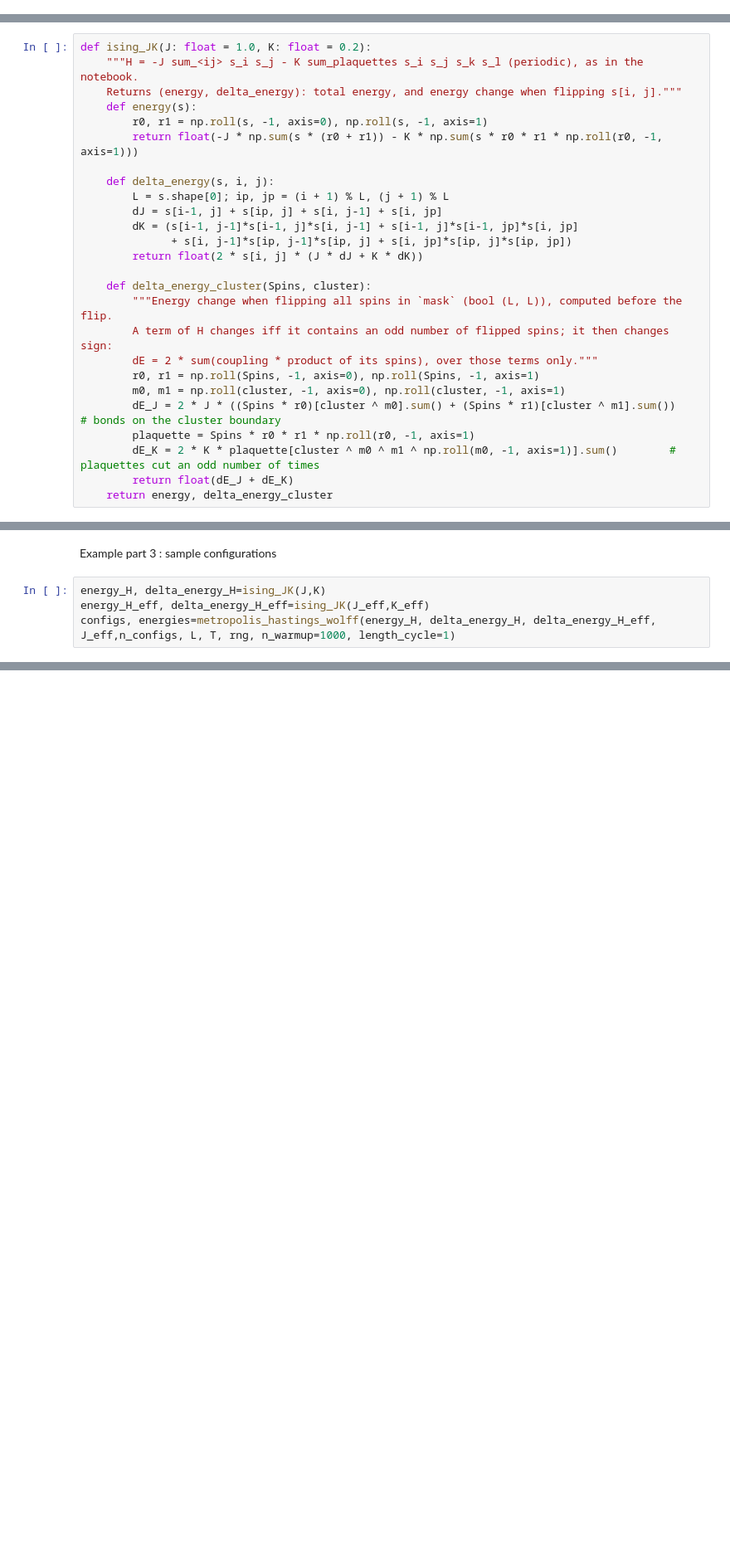
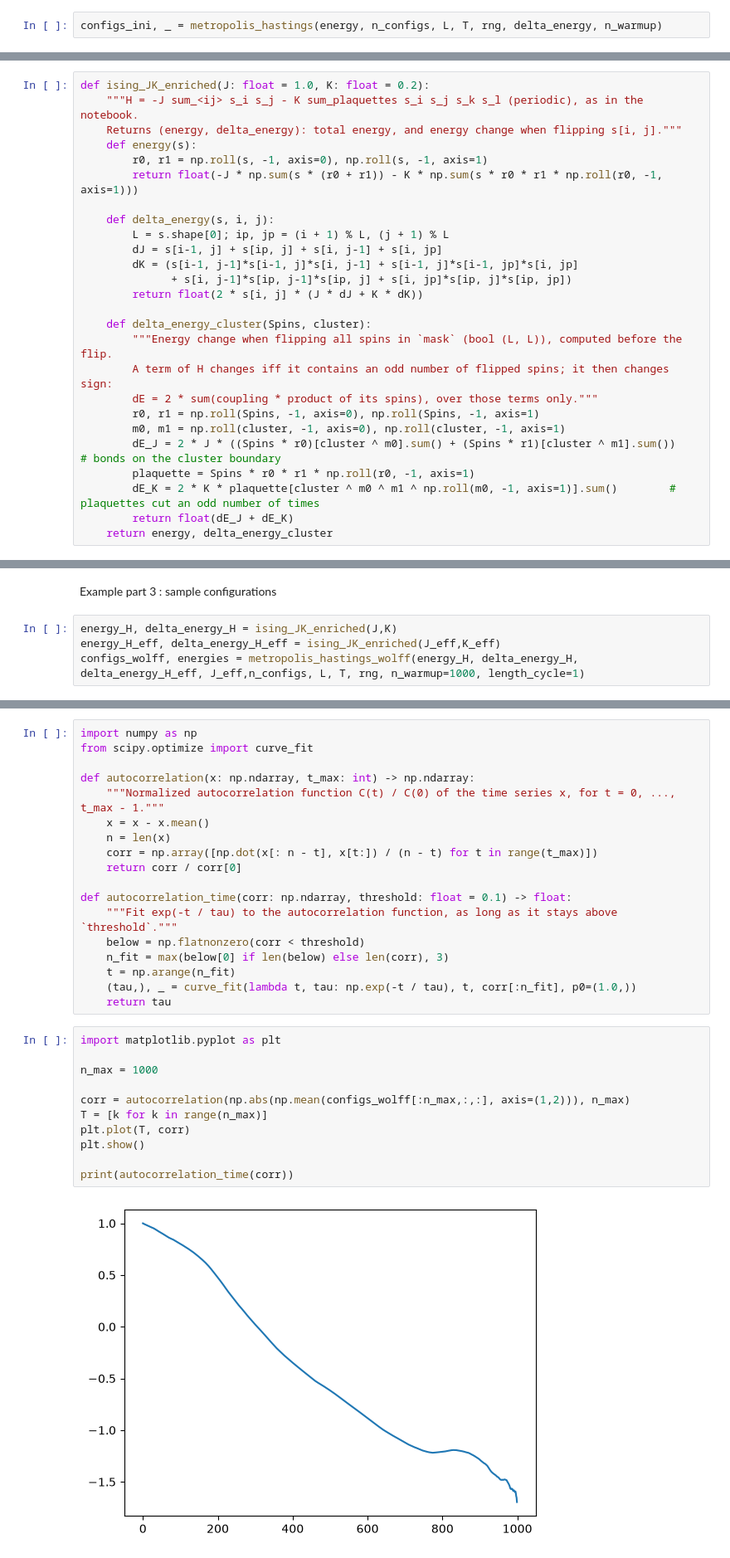
Before and after one commit to BigotQuentin/self-learning-monte-carlo, a Jupyter notebook: dossierdecode/complete_training.ipynb, the cells around one changed output, grey strips where cells are left out. Shown at 83% size. Cells and saved outputs as stored; diff of their text form; blank space fills up the shorter version.

Commit message:
Commit - maj du design notebook (autocorrelation)

```diff
--- a/dossierdecode/complete_training.ipynb
+++ b/dossierdecode/complete_training.ipynb
@@ -77,3 +90,5 @@ configs, energies=metropolis_hastings(energy, n_configs,L,T,rng, delta_energy,n_
+# %%
+configs_ini, _ = metropolis_hastings(energy, n_configs, L, T, rng, delta_energy, n_warmup)
 # %% [markdown]
 ## Step 2 : we train H_eff on those configs
 # %% [markdown]
@@ -173,7 +188,7 @@ def wolff(Spins : np.ndarray, J : float, beta : float ):
 # %% [markdown]
 we enrich the ising_JK function so it can calculate energy variation when a whole cluster is flipped
 # %%
-def ising_JK(J: float = 1.0, K: float = 0.2):
+def ising_JK_enriched(J: float = 1.0, K: float = 0.2):
     """H = -J sum_<ij> s_i s_j - K sum_plaquettes s_i s_j s_k s_l (periodic), as in the notebook.
     Returns (energy, delta_energy): total energy, and energy change when flipping s[i, j]."""
     def energy(s):
@@ -234,6 +249,6 @@ def metropolis_hastings_wolff(energy_H, delta_energy_H, delta_energy_Heff, J_eff
 # %% [markdown]
 Example part 3 : sample configurations
 # %%
-energy_H, delta_energy_H=ising_JK(J,K)
-energy_H_eff, delta_energy_H_eff=ising_JK(J_eff,K_eff)
-configs, energies=metropolis_hastings_wolff(energy_H, delta_energy_H, delta_energy_H_eff, J_eff,n_configs, L, T, rng, n_warmup=1000, length_cycle=1)
+energy_H, delta_energy_H = ising_JK_enriched(J,K)
+energy_H_eff, delta_energy_H_eff = ising_JK_enriched(J_eff,K_eff)
+configs_wolff, energies = metropolis_hastings_wolff(energy_H, delta_energy_H, delta_energy_H_eff, J_eff,n_configs, L, T, rng, n_warmup=1000, length_cycle=1)
@@ -239,0 +269,31 @@ configs, energies=metropolis_hastings_wolff(energy_H, delta_energy_H, delta_ener
+# %%
+import numpy as np
+from scipy.optimize import curve_fit
+
+def autocorrelation(x: np.ndarray, t_max: int) -> np.ndarray:
+    """Normalized autocorrelation function C(t) / C(0) of the time series x, for t = 0, ..., t_max - 1."""
+    x = x - x.mean()
+    n = len(x)
+    corr = np.array([np.dot(x[: n - t], x[t:]) / (n - t) for t in range(t_max)])
+    return corr / corr[0]
+
+def autocorrelation_time(corr: np.ndarray, threshold: float = 0.1) -> float:
+    """Fit exp(-t / tau) to the autocorrelation function, as long as it stays above `threshold`."""
+    below = np.flatnonzero(corr < threshold)
+    n_fit = max(below[0] if len(below) else len(corr), 3)
+    t = np.arange(n_fit)
+    (tau,), _ = curve_fit(lambda t, tau: np.exp(-t / tau), t, corr[:n_fit], p0=(1.0,))
+    return tau
+# %%
+import matplotlib.pyplot as plt
+
+n_max = 1000
+
+corr = autocorrelation(np.abs(np.mean(configs_wolff[:n_max,:,:], axis=(1,2))), n_max)
+T = [k for k in range(n_max)]
+plt.plot(T, corr)
+plt.show()
+
+print(autocorrelation_time(corr))
+# %% [output]
+[figure, added]
```
Also changed, not shown: parts of 5 cells of this notebook.
